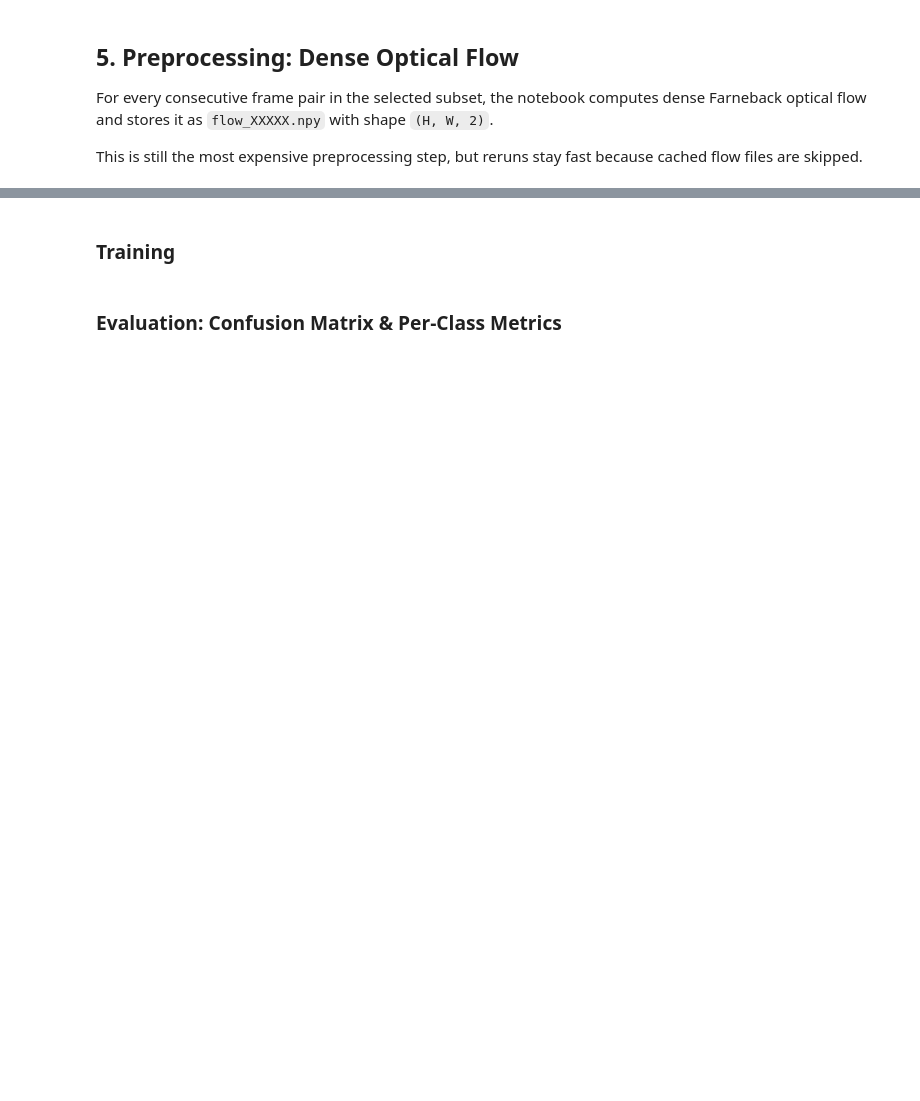
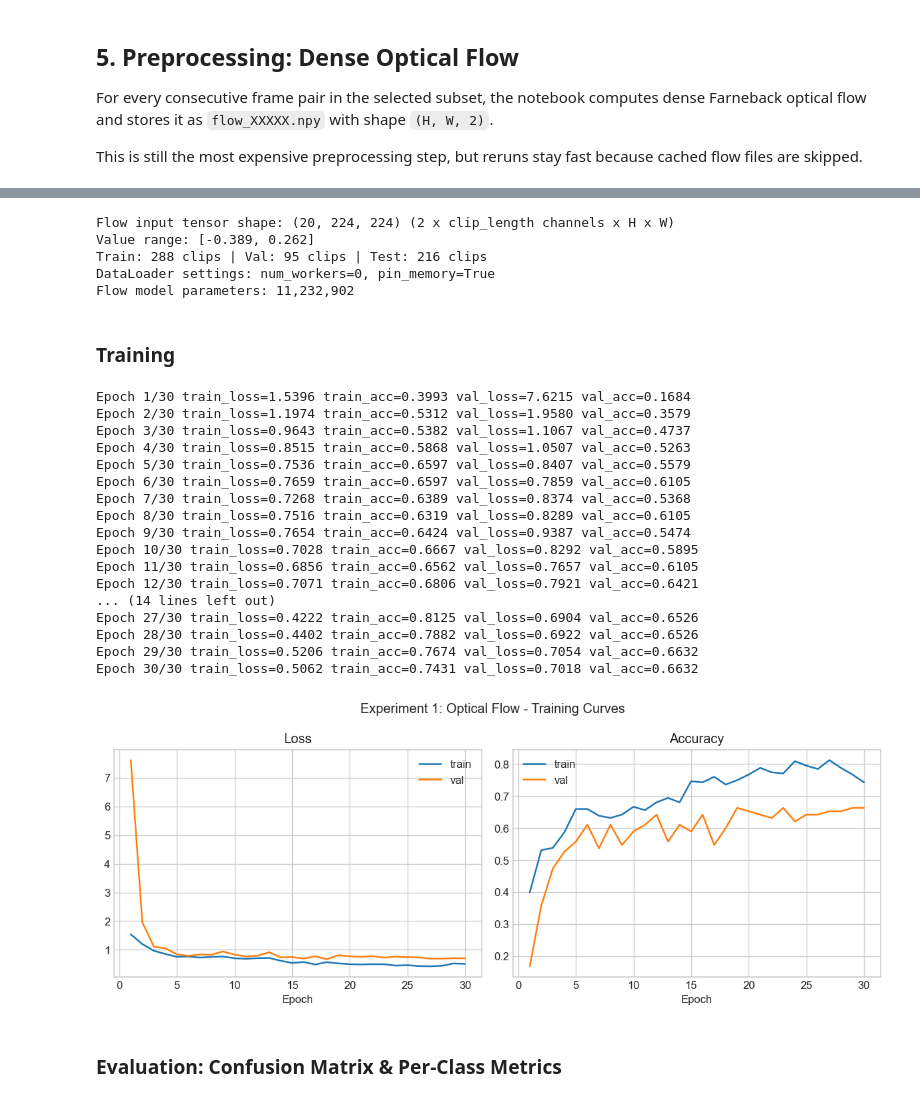
Before and after one commit to amahdi4/ActionFlow, a Jupyter notebook: ActionFlow.ipynb, the cells around one changed output, grey strips where cells are left out. Drawn from its saved outputs; the diff is of its cells as text; code cells hidden in the pictures; blank space fills up the shorter version.

```diff
--- a/ActionFlow.ipynb
+++ b/ActionFlow.ipynb
@@ -409,20 +468,21 @@ Below we summarize the prepared frame and flow directories that will feed the tw
 # %%
-flow_train_dirs, flow_train_labels, flow_test_dirs, flow_test_labels = get_train_test_split(config.data_root, mode="flow")
-frame_train_dirs, frame_train_labels, frame_test_dirs, frame_test_labels = get_train_test_split(config.data_root, mode="rgb")
+flow_train_dirs, flow_train_labels, flow_val_dirs, flow_val_labels, flow_test_dirs, flow_test_labels = get_train_val_test_split(config.data_root, mode="flow")
+frame_train_dirs, frame_train_labels, frame_val_dirs, frame_val_labels, frame_test_dirs, frame_test_labels = get_train_val_test_split(config.data_root, mode="rgb")
 
-if not flow_train_dirs or not flow_test_dirs:
+if not flow_train_dirs or not flow_val_dirs or not flow_test_dirs:
     raise RuntimeError("Flow split is empty. Check preprocessing output under data/kth/flow.")
-if not frame_train_dirs or not frame_test_dirs:
+if not frame_train_dirs or not frame_val_dirs or not frame_test_dirs:
     raise RuntimeError("RGB split is empty. Check preprocessing output under data/kth/frames.")
 
 
-def split_summary(train_labels: list[int], test_labels: list[int], class_names: tuple[str, ...]) -> pd.DataFrame:
+def split_summary(train_labels, val_labels, test_labels, class_names):
     rows = []
     for label, class_name in enumerate(class_names):
         rows.append(
             {
                 "class": class_name,
                 "train": sum(1 for item in train_labels if item == label),
+                "val": sum(1 for item in val_labels if item == label),
                 "test": sum(1 for item in test_labels if item == label),
             }
         )
@@ -430,9 +490,9 @@ def split_summary(train_labels: list[int], test_labels: list[int], class_names:
 
 
 print("=== Flow dataset split ===")
-display(split_summary(flow_train_labels, flow_test_labels, config.class_names))
-print(f"Flow: {len(flow_train_dirs)} train / {len(flow_test_dirs)} test videos")
+display(split_summary(flow_train_labels, flow_val_labels, flow_test_labels, config.class_names))
+print(f"Flow: {len(flow_train_dirs)} train / {len(flow_val_dirs)} val / {len(flow_test_dirs)} test videos")
 
 print("\n=== RGB dataset split ===")
-display(split_summary(frame_train_labels, frame_test_labels, config.class_names))
-print(f"RGB: {len(frame_train_dirs)} train / {len(frame_test_dirs)} test videos")
+display(split_summary(frame_train_labels, frame_val_labels, frame_test_labels, config.class_names))
+print(f"RGB: {len(frame_train_dirs)} train / {len(frame_val_dirs)} val / {len(frame_test_dirs)} test videos")
@@ -462,15 +542,18 @@ config.output_dir = Path("outputs/flow")
 config.output_dir.mkdir(parents=True, exist_ok=True)
 
 flow_train_ds = FlowClipDataset(flow_train_dirs, flow_train_labels, config, train=True)
+flow_val_ds = FlowClipDataset(flow_val_dirs, flow_val_labels, config, train=False)
 flow_test_ds = FlowClipDataset(flow_test_dirs, flow_test_labels, config, train=False)
 
-flow_train_loader = DataLoader(flow_train_ds, batch_size=config.batch_size, shuffle=True, num_workers=config.num_workers)
-flow_test_loader = DataLoader(flow_test_ds, batch_size=config.batch_size, shuffle=False, num_workers=config.num_workers)
+flow_train_loader = build_loader(flow_train_ds, config, shuffle=True)
+flow_val_loader = build_loader(flow_val_ds, config, shuffle=False)
+flow_test_loader = build_loader(flow_test_ds, config, shuffle=False)
 
 sample, label = flow_train_ds[0]
 print(f"Flow input tensor shape: {tuple(sample.shape)} (2 x clip_length channels x H x W)")
 print(f"Value range: [{sample.min():.3f}, {sample.max():.3f}]")
-print(f"Train: {len(flow_train_ds)} clips | Test: {len(flow_test_ds)} clips")
+print(f"Train: {len(flow_train_ds)} clips | Val: {len(flow_val_ds)} clips | Test: {len(flow_test_ds)} clips")
+print(f"DataLoader settings: num_workers={config.num_workers}, pin_memory={config.device == 'cuda'}")
 
 flow_model = build_resnet18_flow(
     num_classes=config.num_classes,
@@ -479,23 +562,48 @@ flow_model = build_resnet18_flow(
 )
 total_params = sum(parameter.numel() for parameter in flow_model.parameters())
 print(f"Flow model parameters: {total_params:,}")
+# %% [output]
+Flow input tensor shape: (20, 224, 224) (2 x clip_length channels x H x W)
+Value range: [-0.389, 0.262]
+Train: 288 clips | Val: 95 clips | Test: 216 clips
+DataLoader settings: num_workers=0, pin_memory=True
+Flow model parameters: 11,232,902
 # %% [markdown]
 ### Training
 # %%
 flow_trainer = Trainer(
     model=flow_model,
     train_loader=flow_train_loader,
-    val_loader=flow_test_loader,
+    val_loader=flow_val_loader,
     config=config,
     device=config.device,
 )
 flow_history = flow_trainer.train()
 
 fig = plot_training_curves(flow_history, save_path=config.output_dir / "training_curves_flow.png")
 fig.suptitle("Experiment 1: Optical Flow - Training Curves", fontsize=12)
 fig.tight_layout()
 display(fig)
 plt.close(fig)
+# %% [output]
+Epoch 1/30 train_loss=1.5396 train_acc=0.3993 val_loss=7.6215 val_acc=0.1684
+Epoch 2/30 train_loss=1.1974 train_acc=0.5312 val_loss=1.9580 val_acc=0.3579
+Epoch 3/30 train_loss=0.9643 train_acc=0.5382 val_loss=1.1067 val_acc=0.4737
+Epoch 4/30 train_loss=0.8515 train_acc=0.5868 val_loss=1.0507 val_acc=0.5263
+Epoch 5/30 train_loss=0.7536 train_acc=0.6597 val_loss=0.8407 val_acc=0.5579
+Epoch 6/30 train_loss=0.7659 train_acc=0.6597 val_loss=0.7859 val_acc=0.6105
+Epoch 7/30 train_loss=0.7268 train_acc=0.6389 val_loss=0.8374 val_acc=0.5368
+Epoch 8/30 train_loss=0.7516 train_acc=0.6319 val_loss=0.8289 val_acc=0.6105
+Epoch 9/30 train_loss=0.7654 train_acc=0.6424 val_loss=0.9387 val_acc=0.5474
+Epoch 10/30 train_loss=0.7028 train_acc=0.6667 val_loss=0.8292 val_acc=0.5895
+Epoch 11/30 train_loss=0.6856 train_acc=0.6562 val_loss=0.7657 val_acc=0.6105
+Epoch 12/30 train_loss=0.7071 train_acc=0.6806 val_loss=0.7921 val_acc=0.6421
+... (14 lines left out)
+Epoch 27/30 train_loss=0.4222 train_acc=0.8125 val_loss=0.6904 val_acc=0.6526
+Epoch 28/30 train_loss=0.4402 train_acc=0.7882 val_loss=0.6922 val_acc=0.6526
+Epoch 29/30 train_loss=0.5206 train_acc=0.7674 val_loss=0.7054 val_acc=0.6632
+Epoch 30/30 train_loss=0.5062 train_acc=0.7431 val_loss=0.7018 val_acc=0.6632
+[figure, added]
 # %% [markdown]
 ### Evaluation: Confusion Matrix & Per-Class Metrics
 # %%
```
Also changed, not shown: parts of 37 cells of this notebook, 8 other files.
